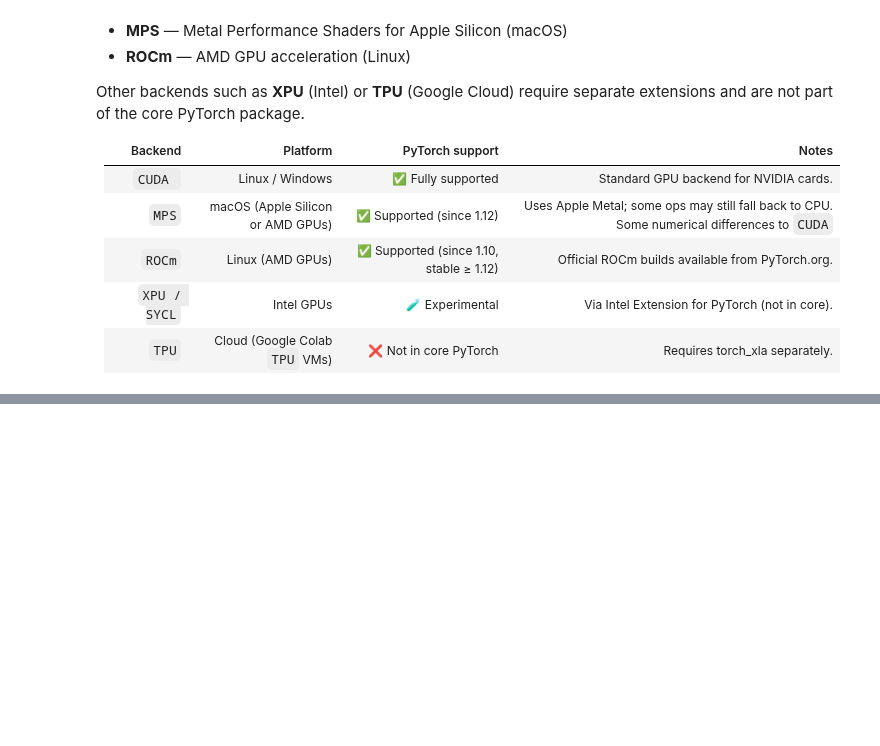
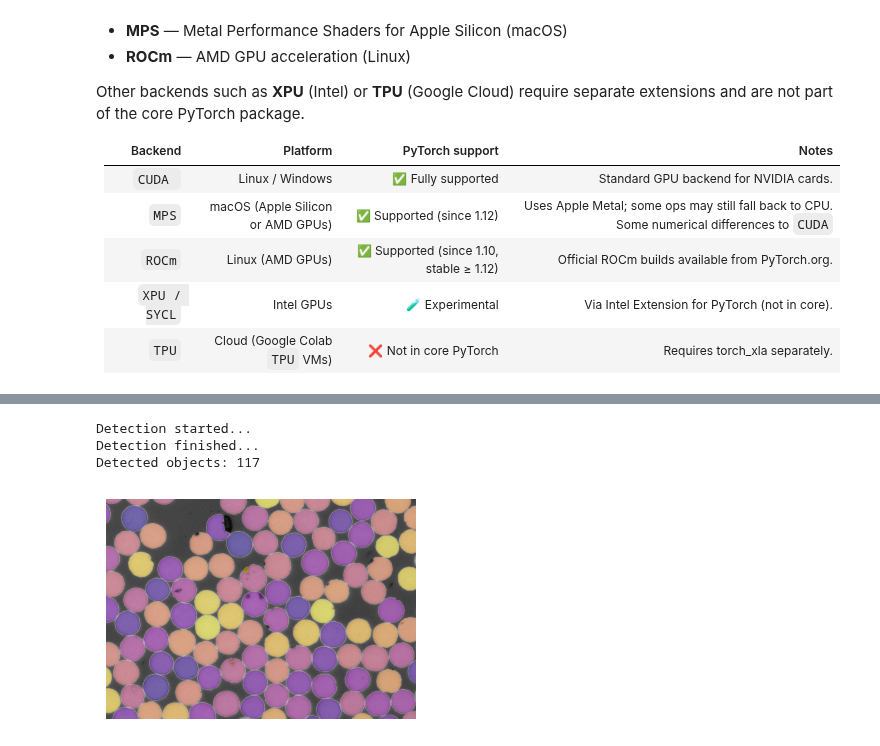
Before and after one commit to choROPeNt/segment-anything-2, a Jupyter notebook: notebooks/colab_analysis.ipynb, the cells around one changed output, grey strips where cells are left out. Saved outputs shown, nothing was run; the diff lists cells and outputs as text; code cells hidden in the pictures; blank space fills up the shorter version.

```diff
--- a/notebooks/colab_analysis.ipynb
+++ b/notebooks/colab_analysis.ipynb
@@ -98,0 +179,19 @@ from sam2.addons import show_anns
+# %%
+from sam2.build_sam import build_sam2
+from sam2.automatic_mask_generator import SAM2AutomaticMaskGenerator
+from sam2.addons import show_anns
+
+sam2_checkpoint = "./checkpoints/sam2.1_hiera_tiny.pt"
+model_cfg = "configs/sam2.1/sam2.1_hiera_t.yaml"
+
+sam2 = build_sam2(model_cfg, sam2_checkpoint, device=device, apply_postprocessing=False)
+
+mask_generator = SAM2AutomaticMaskGenerator(
+        model=sam2,
+        points_per_side=48,
+        # points_per_batch=96,
+        pred_iou_thresh=0.1,
+        # min_mask_region_area=500,
+        box_nms_thresh=0.1,
+        stability_score_thresh=0.95,  # Reduce the stability threshold to keep more masks
+            )
@@ -98,0 +211,18 @@ from sam2.addons import show_anns
+# %%
+print(f"Detection started...")
+masks = mask_generator.generate(image_np)
+print(f"Detection finished...")
+print(f"Detected objects: {len(masks)}")
+# %% [output]
+Detection started...
+Detection finished...
+Detected objects: 117
+# %%
+# Display some results
+plt.figure(figsize=(4, 4))
+plt.imshow(image_np)
+label_map = show_anns(masks)
+plt.axis('off')
+plt.show()
+# %% [output]
+[figure, added]
```
Also changed, not shown: parts of 14 cells of this notebook.
